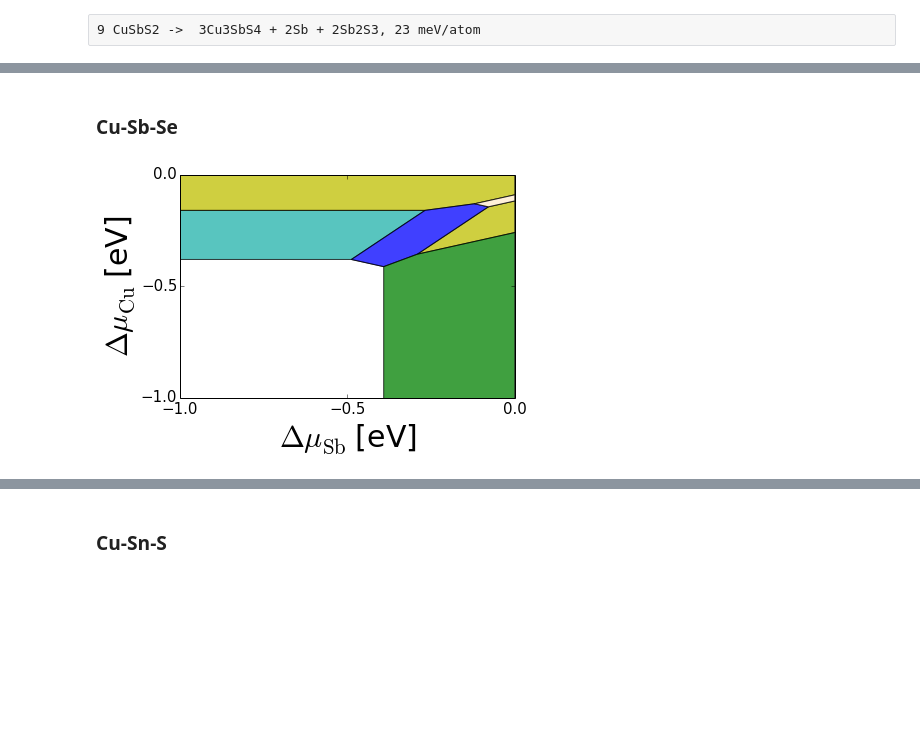
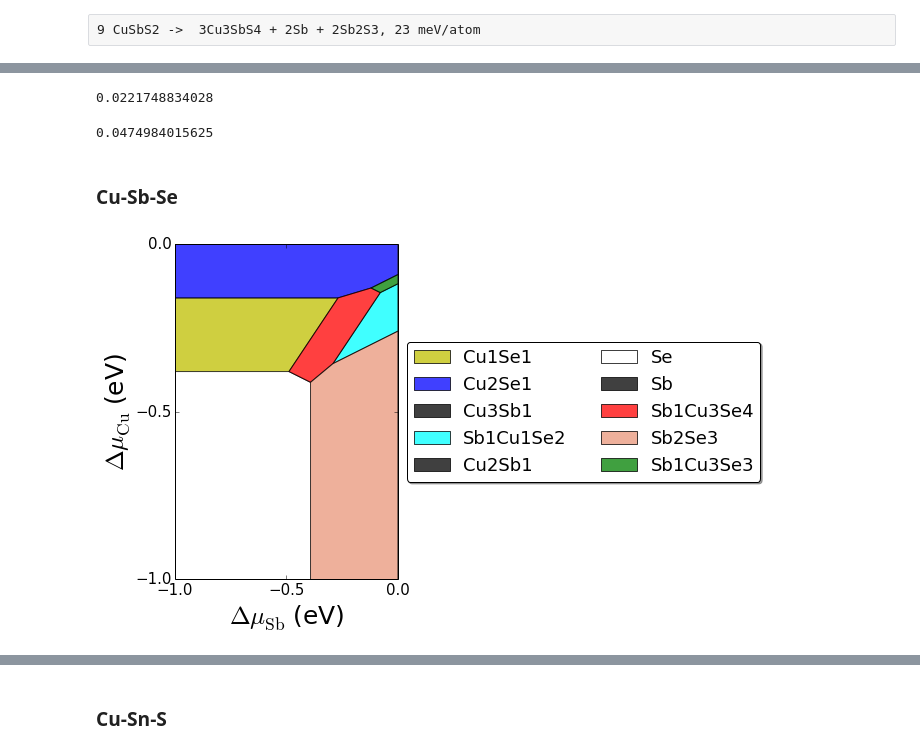
Before and after one commit to pzawadzk/IPython-NB-absorbers, a Jupyter notebook: A1_Phase_diagrams.ipynb, the cells around one changed output, grey strips where cells are left out. Saved outputs shown, nothing was run; the diff lists cells and outputs as text; code cells hidden in the pictures; blank space fills up the shorter version.

```diff
--- a/A1_Phase_diagrams.ipynb
+++ b/A1_Phase_diagrams.ipynb
@@ -265,11 +318,35 @@ plot_phase_diagram(data_to_plot, species, range=[-1,-1], axis=[1,0])
+# %%
+dH = (3*data_d['Cu3Sb1S4'] + 2*data_d['Sb2S3'] - 9*data_d['Cu1Sb1S2'])/(9*4)
+print dH
+# %% [output]
+0.0221748834028
+# %%
+dH = (data_d['Cu2S1'] + data_d['Sb2S3'] - 2*data_d['Cu1Sb1S2'])/(2*4)
+print dH
+# %% [output]
+0.0474984015625
 # %% [markdown]
 ### Cu-Sb-Se
 # %%
 second_dir = '/scratch/pzawadzk/materials'
 species = ['Cu', 'Sb', 'Se']
 data = hform.get_hform(second_dir, species)
+# %%
+col = {'Sb4Cu12Se13':'BlanchedAlmond',
+ 'Cu1Se1':'y',
+ 'Cu2Se1':'b',
+ 'Cu3Sb1':'k',
+ 'Sb1Cu4Se5':'DeepSkyBlue',
+ 'Sb1Cu1Se2':'Cyan',
+ 'Cu2Sb1':'k',
+ 'Se':'w',
+ 'Sb':'k',
+ 'Sb1Cu3Se4':'r',
+ 'Sb2Se3':'DarkSalmon',
+ 'Cu':'k',
+ 'Sb1Cu3Se3':'g'}
 # %%
 data_to_plot = hform.get_phase_diagram(data, species=species)
-plot_phase_diagram(data_to_plot, species, range=[-1,-1])
+plot_phase_diagram(data_to_plot, species, range=[-1,-1], col=col, legend=True, name = 'Cu-Sb-Se')
 # %% [output]
-[figure, old version]
+[figure, new version]
```
Also changed, not shown: parts of 15 cells of this notebook, 11 other files.
